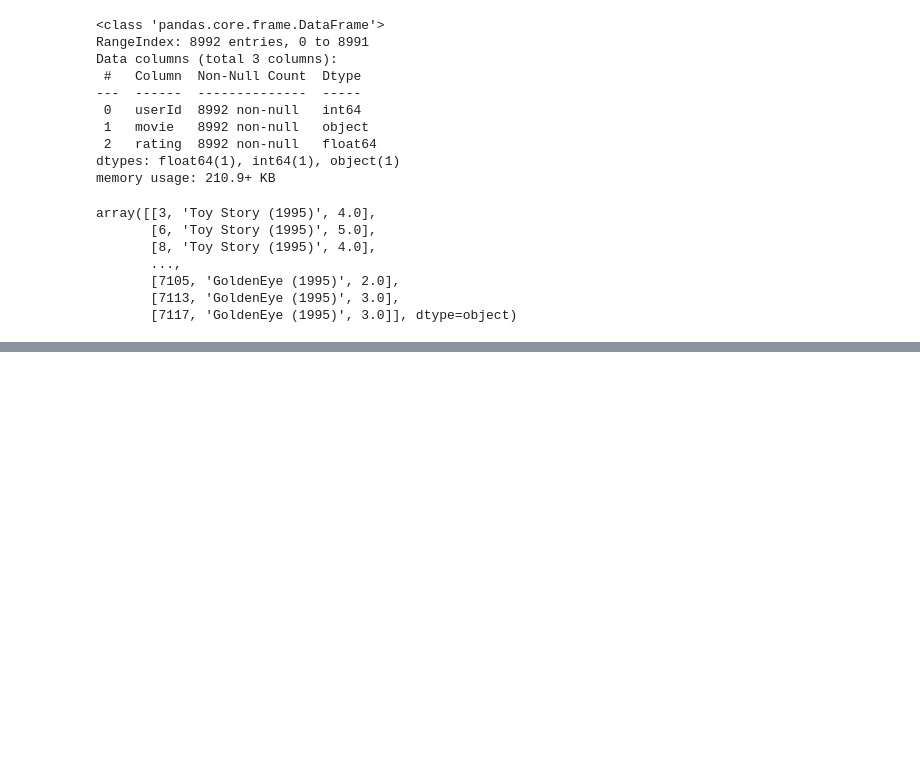
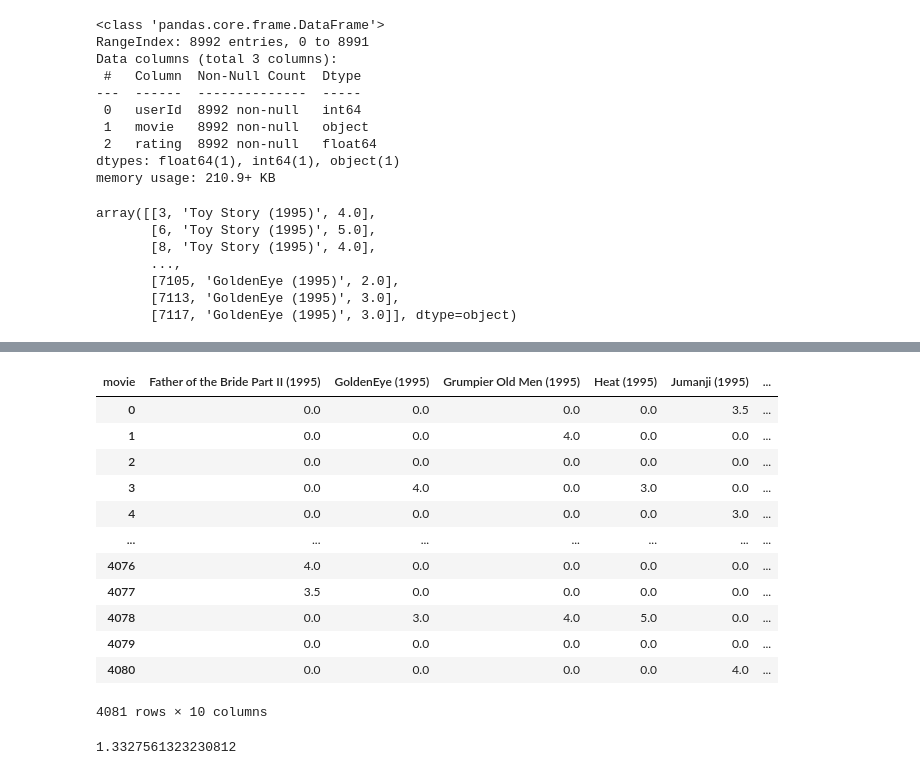
Before and after one commit to vivek-231/homework, a Jupyter notebook: RecomendedOperator.ipynb, the cells around one changed output, grey strips where cells are left out. Saved outputs shown, nothing was run; the diff lists cells and outputs as text; code cells hidden in the pictures; blank space fills up the shorter version.

```diff
--- a/RecomendedOperator.ipynb
+++ b/RecomendedOperator.ipynb
@@ -66,0 +108,16 @@ array([[3, 'Toy Story (1995)', 4.0],
+# %%
+user_movies_df
+# %% [output]
+| movie | Father of the Bride Part II (1995) | GoldenEye (1995) | Grumpier Old Men (1995) | Heat (1995) | Jumanji (1995) | ... |
+| 0 | 0.0 | 0.0 | 0.0 | 0.0 | 3.5 | ... |
+| 1 | 0.0 | 0.0 | 4.0 | 0.0 | 0.0 | ... |
+| 2 | 0.0 | 0.0 | 0.0 | 0.0 | 0.0 | ... |
+| 3 | 0.0 | 4.0 | 0.0 | 3.0 | 0.0 | ... |
+| 4 | 0.0 | 0.0 | 0.0 | 0.0 | 3.0 | ... |
+| ... | ... | ... | ... | ... | ... | ... |
+| 4076 | 4.0 | 0.0 | 0.0 | 0.0 | 0.0 | ... |
+| 4077 | 3.5 | 0.0 | 0.0 | 0.0 | 0.0 | ... |
+| 4078 | 0.0 | 3.0 | 4.0 | 5.0 | 0.0 | ... |
+| 4079 | 0.0 | 0.0 | 0.0 | 0.0 | 0.0 | ... |
+| 4080 | 0.0 | 0.0 | 0.0 | 0.0 | 4.0 | ... |
+4081 rows × 10 columns
@@ -66,0 +127,8 @@ array([[3, 'Toy Story (1995)', 4.0],
+# %%
+from scipy.spatial.distance import correlation
+vec1=[7,3,2,6]
+vec2=[2,8,1,1]
+corr=correlation(vec1,vec2)
+print(corr)
+# %% [output]
+1.3327561323230812
```
Also changed, not shown: parts of 15 cells of this notebook.
